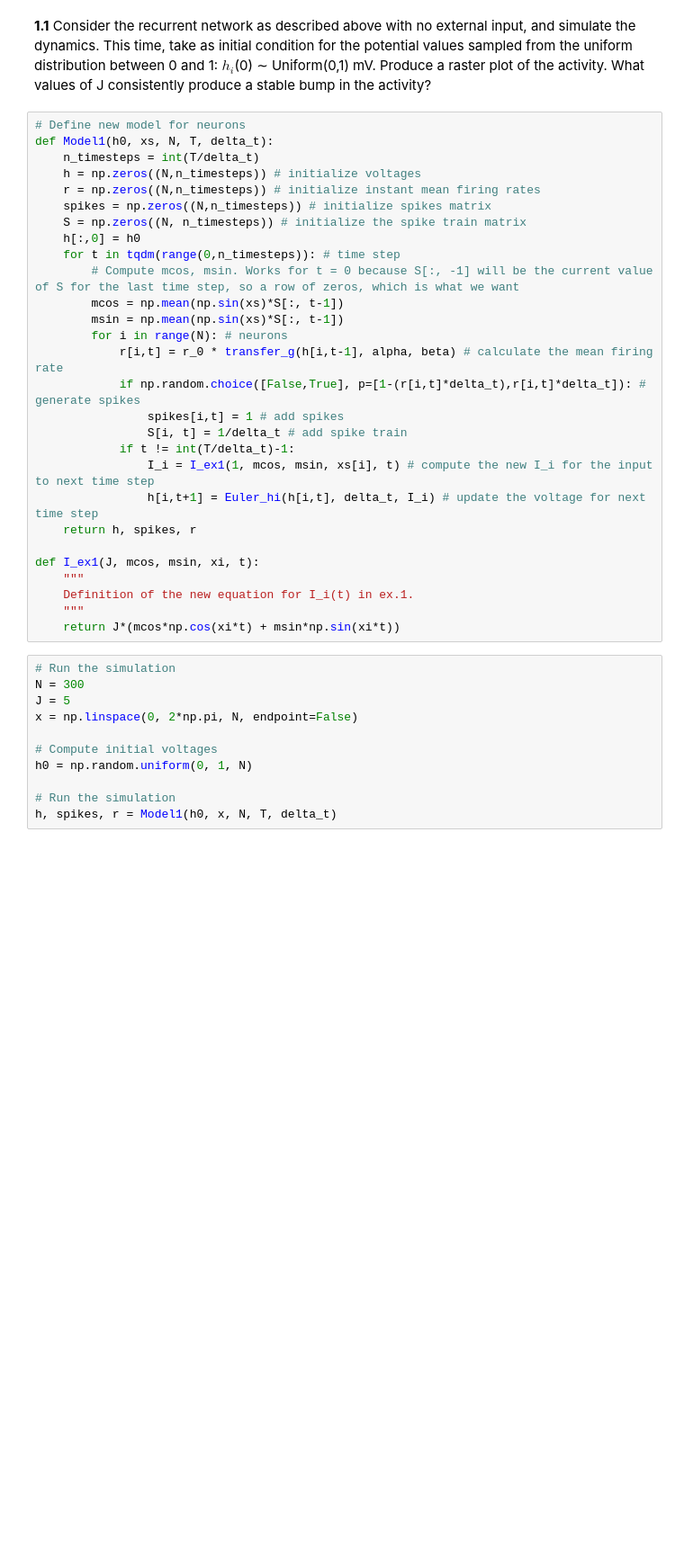
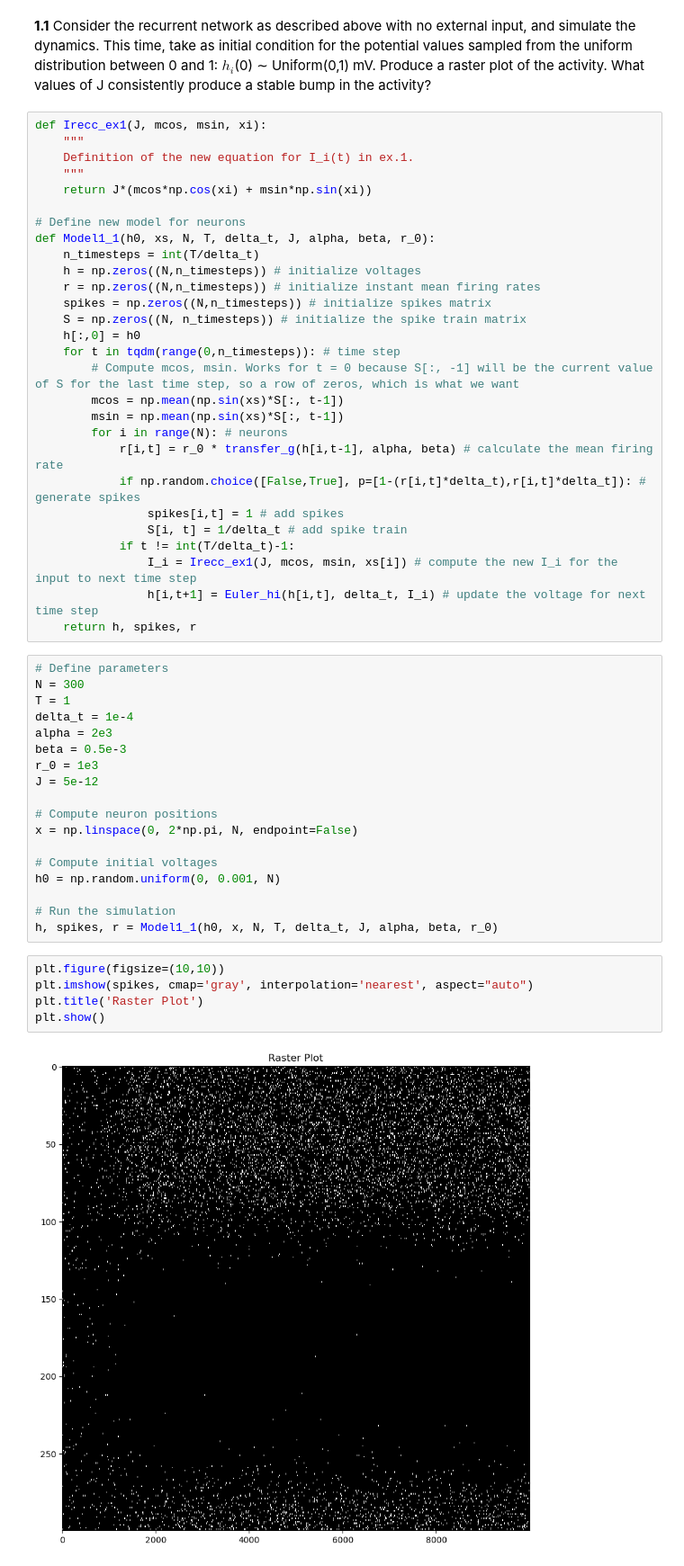
Before and after one commit to SanderMiesen/NeuroDyna, a Jupyter notebook: ProjNotebook.ipynb, the cells around one changed output. Shown: that part at 90% size. Drawn from its saved outputs; the diff is of its cells as text; blank space fills up the shorter version.

```diff
--- a/ProjNotebook.ipynb
+++ b/ProjNotebook.ipynb
@@ -235,8 +238,14 @@ with collective variable $m_{cos}(t) = \frac{1}{N}\sum_{j=1}^{N}cos(x_j)S_j(t)$,
 **1.1** Consider the recurrent network as described above with no external input, and simulate the dynamics. This time, take as initial condition for the potential values sampled from the uniform distribution between 0 and 1: $h_i$(0) ∼ Uniform(0,1) mV. Produce a raster plot of the activity. What values of J
  consistently produce a stable bump in the activity?
 # %%
+def Irecc_ex1(J, mcos, msin, xi):
+    """
+    Definition of the new equation for I_i(t) in ex.1.
+    """
+    return J*(mcos*np.cos(xi) + msin*np.sin(xi))
+
 # Define new model for neurons
-def Model1(h0, xs, N, T, delta_t):
+def Model1_1(h0, xs, N, T, delta_t, J, alpha, beta, r_0):
     n_timesteps = int(T/delta_t)
     h = np.zeros((N,n_timesteps)) # initialize voltages
     r = np.zeros((N,n_timesteps)) # initialize instant mean firing rates
@@ -253,23 +262,31 @@ def Model1(h0, xs, N, T, delta_t):
                 spikes[i,t] = 1 # add spikes
                 S[i, t] = 1/delta_t # add spike train
             if t != int(T/delta_t)-1:
-                I_i = I_ex1(1, mcos, msin, xs[i], t) # compute the new I_i for the input to next time step
+                I_i = Irecc_ex1(J, mcos, msin, xs[i]) # compute the new I_i for the input to next time step
                 h[i,t+1] = Euler_hi(h[i,t], delta_t, I_i) # update the voltage for next time step
     return h, spikes, r
-
-def I_ex1(J, mcos, msin, xi, t):
-    """
-    Definition of the new equation for I_i(t) in ex.1.
-    """
-    return J*(mcos*np.cos(xi*t) + msin*np.sin(xi*t))
 # %%
-# Run the simulation
+# Define parameters
 N = 300
-J = 5
+T = 1
+delta_t = 1e-4
+alpha = 2e3
+beta = 0.5e-3
+r_0 = 1e3
+J = 5e-12
+
+# Compute neuron positions
 x = np.linspace(0, 2*np.pi, N, endpoint=False)
 
 # Compute initial voltages
-h0 = np.random.uniform(0, 1, N)
+h0 = np.random.uniform(0, 0.001, N)
 
 # Run the simulation
-h, spikes, r = Model1(h0, x, N, T, delta_t)
+h, spikes, r = Model1_1(h0, x, N, T, delta_t, J, alpha, beta, r_0)
+# %%
+plt.figure(figsize=(10,10))
+plt.imshow(spikes, cmap='gray', interpolation='nearest', aspect="auto")
+plt.title('Raster Plot')
+plt.show()
+# %% [output]
+[figure, added]
```
Also changed, not shown: parts of 6 cells of this notebook.
